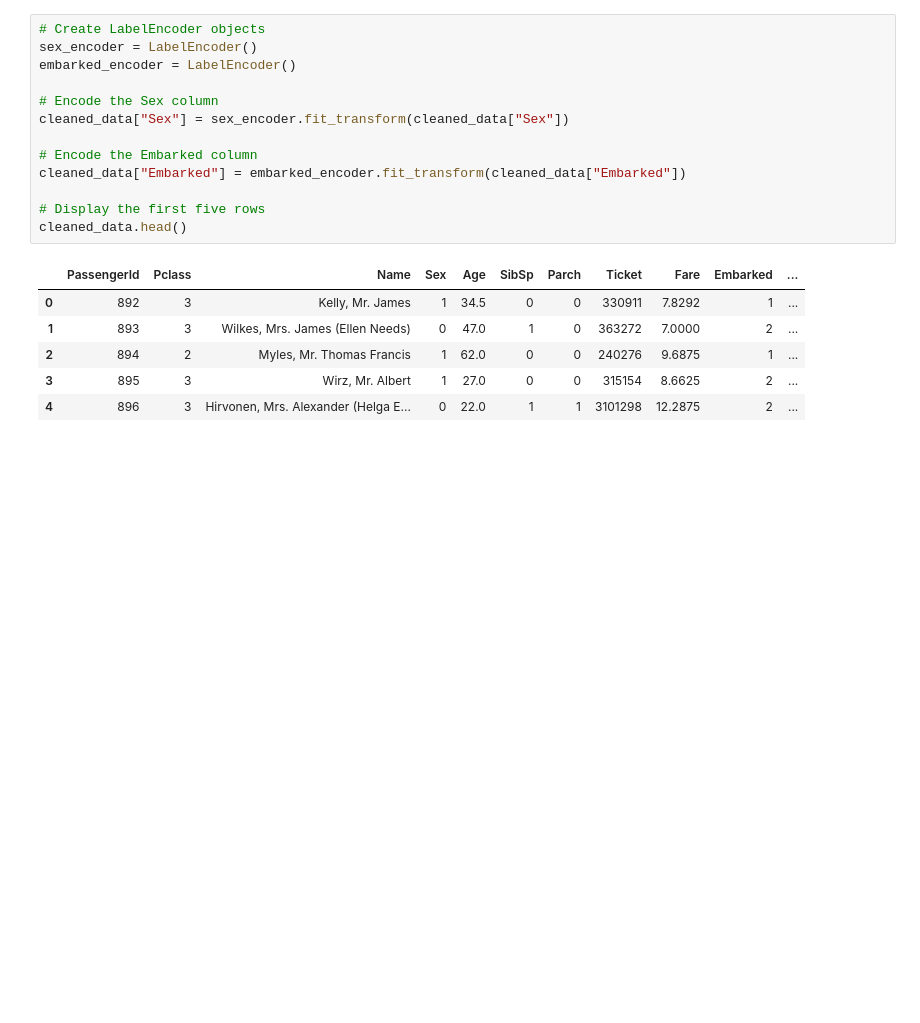
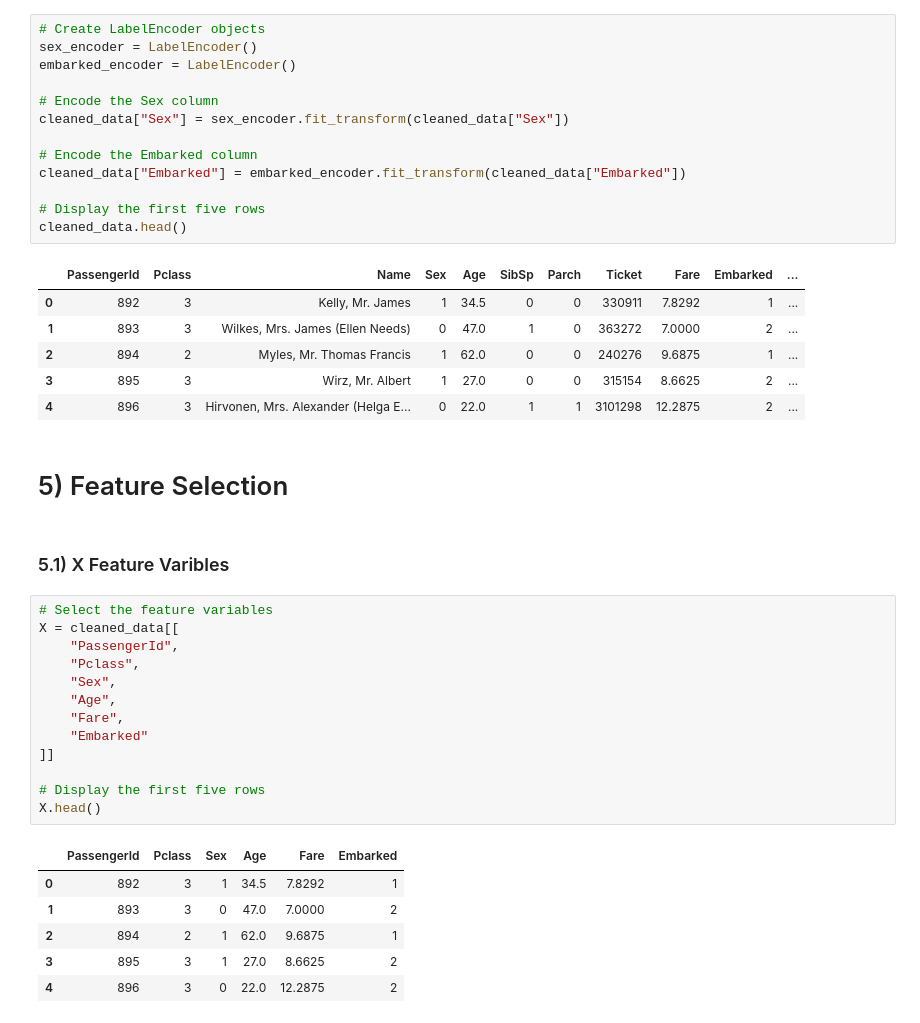
Before and after one commit to Clinton1029/Titanic2, a Jupyter notebook: Titanic.ipynb, the cells around one changed output. Saved outputs shown, nothing was run; the diff lists cells and outputs as text; blank space fills up the shorter version.

```diff
--- a/Titanic.ipynb
+++ b/Titanic.ipynb
@@ -763,3 +770,27 @@ cleaned_data.head()
 | 2 | 894 | 2 | Myles, Mr. Thomas Francis | 1 | 62.0 | 0 | 0 | 240276 | 9.6875 | 1 | ... |
 | 3 | 895 | 3 | Wirz, Mr. Albert | 1 | 27.0 | 0 | 0 | 315154 | 8.6625 | 2 | ... |
 | 4 | 896 | 3 | Hirvonen, Mrs. Alexander (Helga E... | 0 | 22.0 | 1 | 1 | 3101298 | 12.2875 | 2 | ... |
+# %% [markdown]
+# 5) Feature Selection
+# %% [markdown]
+### 5.1) X Feature Varibles
+# %%
+# Select the feature variables
+X = cleaned_data[[
+    "PassengerId",
+    "Pclass",
+    "Sex",
+    "Age",
+    "Fare",
+    "Embarked"
+]]
+
+# Display the first five rows
+X.head()
+# %% [output]
+|  | PassengerId | Pclass | Sex | Age | Fare | Embarked |
+| 0 | 892 | 3 | 1 | 34.5 | 7.8292 | 1 |
+| 1 | 893 | 3 | 0 | 47.0 | 7.0000 | 2 |
+| 2 | 894 | 2 | 1 | 62.0 | 9.6875 | 1 |
+| 3 | 895 | 3 | 1 | 27.0 | 8.6625 | 2 |
+| 4 | 896 | 3 | 0 | 22.0 | 12.2875 | 2 |
```
Also changed, not shown: parts of 7 cells of this notebook.
